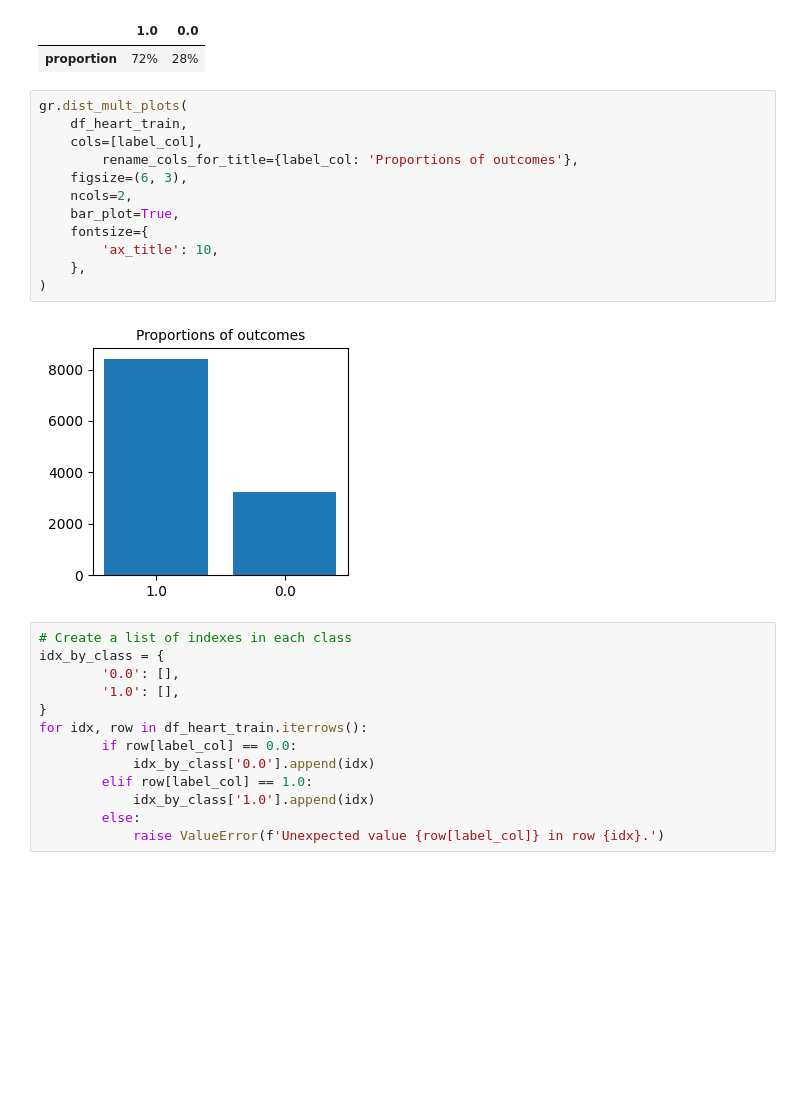
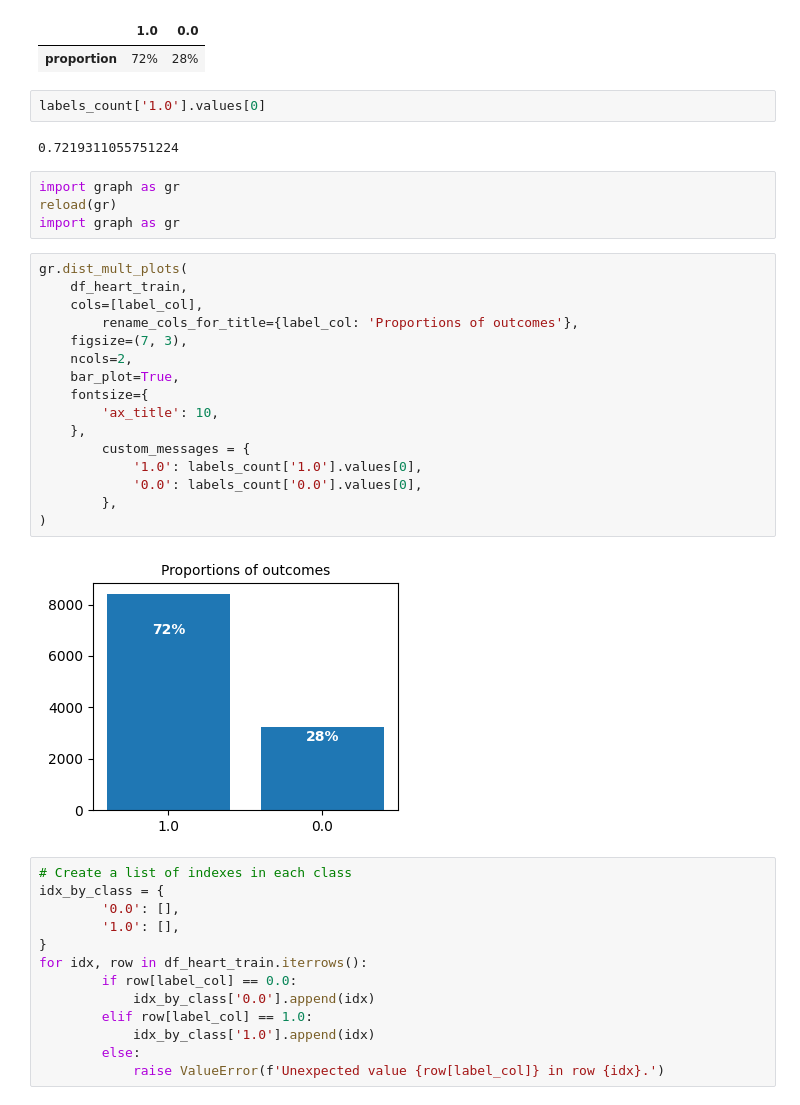
Before and after one commit to juliepinole/proj2, a Jupyter notebook: task_1/Task_1_explo.ipynb, the cells around one changed output. Cells and saved outputs as stored; diff of their text form; blank space fills up the shorter version.

Commit message:
Visualizations output + Visualization notebook final version

```diff
--- a/task_1/Task_1_explo.ipynb
+++ b/task_1/Task_1_explo.ipynb
@@ -140,20 +105,32 @@ labels_count.style.format(format_dict)
 # %% [output]
 |  | 1.0 | 0.0 |
 | proportion | 72% | 28% |
+# %%
+labels_count['1.0'].values[0]
+# %% [output]
+0.7219311055751224
+# %%
+import graph as gr
+reload(gr)
+import graph as gr
 # %%
 gr.dist_mult_plots(
     df_heart_train,
     cols=[label_col],
 		rename_cols_for_title={label_col: 'Proportions of outcomes'},
-    figsize=(6, 3),
+    figsize=(7, 3),
     ncols=2,
     bar_plot=True,
     fontsize={
         'ax_title': 10,
     },
+		custom_messages = {
+			'1.0': labels_count['1.0'].values[0],
+			'0.0': labels_count['0.0'].values[0],
+		},
 )
 # %% [output]
-[figure, old version]
+[figure, new version]
 # %%
 # Create a list of indexes in each class
 idx_by_class = {
```
Also changed, not shown: parts of 13 cells of this notebook, 27 other files.
